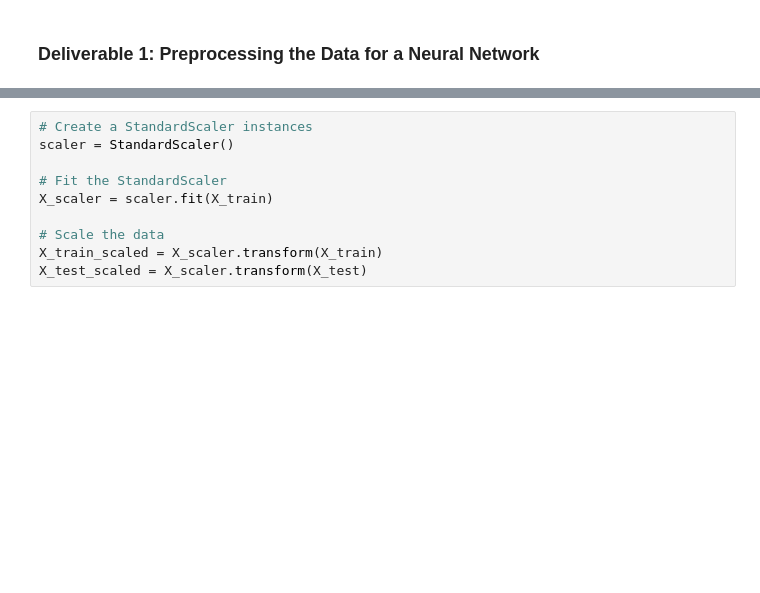
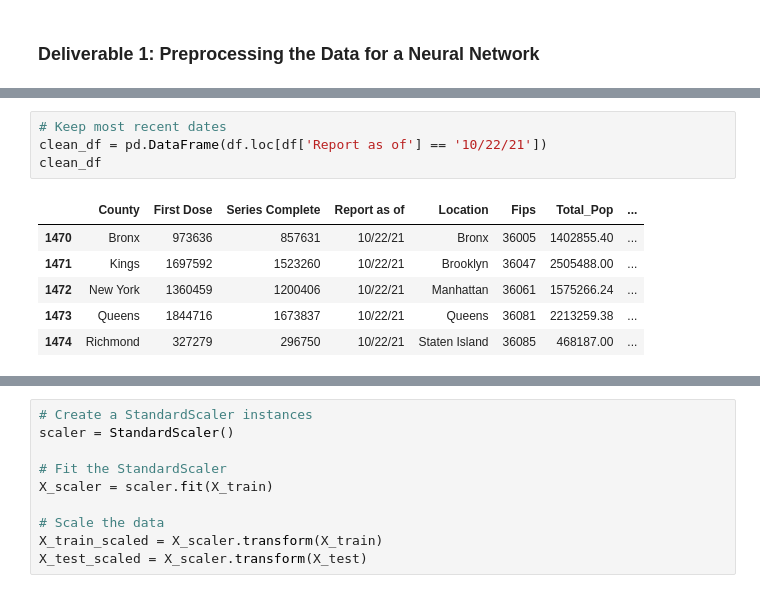
Before and after one commit to Anoobis5/COVID_GeoJSON_FinalProject, a Jupyter notebook: COVID_Vax_Prediction.ipynb, the cells around one changed output, grey strips where cells are left out. Drawn from its saved outputs; the diff is of its cells as text; blank space fills up the shorter version.

```diff
--- a/COVID_Vax_Prediction.ipynb
+++ b/COVID_Vax_Prediction.ipynb
@@ -186,0 +34,11 @@ application_df.head()
+# %%
+# Keep most recent dates
+clean_df = pd.DataFrame(df.loc[df['Report as of'] == '10/22/21'])
+clean_df
+# %% [output]
+|  | County | First Dose | Series Complete | Report as of | Location | Fips | Total_Pop | ... |
+| 1470 | Bronx | 973636 | 857631 | 10/22/21 | Bronx | 36005 | 1402855.40 | ... |
+| 1471 | Kings | 1697592 | 1523260 | 10/22/21 | Brooklyn | 36047 | 2505488.00 | ... |
+| 1472 | New York | 1360459 | 1200406 | 10/22/21 | Manhattan | 36061 | 1575266.24 | ... |
+| 1473 | Queens | 1844716 | 1673837 | 10/22/21 | Queens | 36081 | 2213259.38 | ... |
+| 1474 | Richmond | 327279 | 296750 | 10/22/21 | Staten Island | 36085 | 468187.00 | ... |
```
Also changed, not shown: parts of 22 cells of this notebook, 4 other files.
